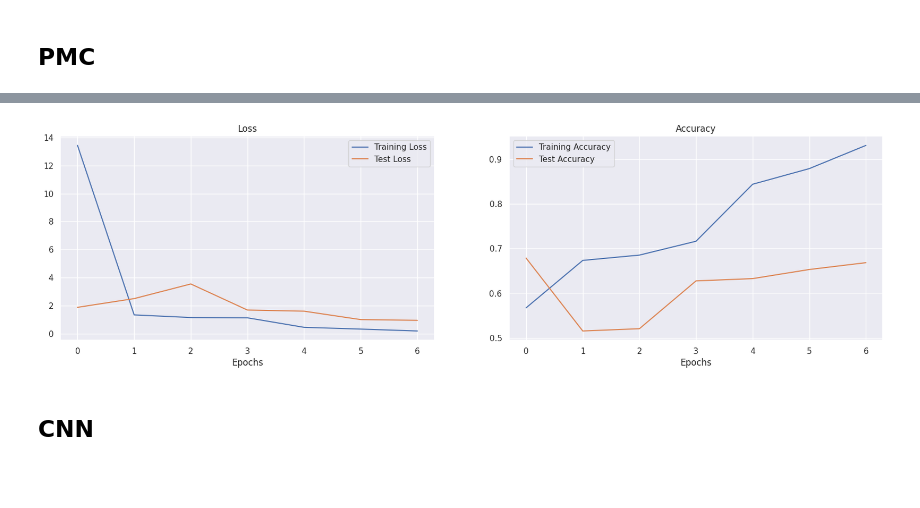
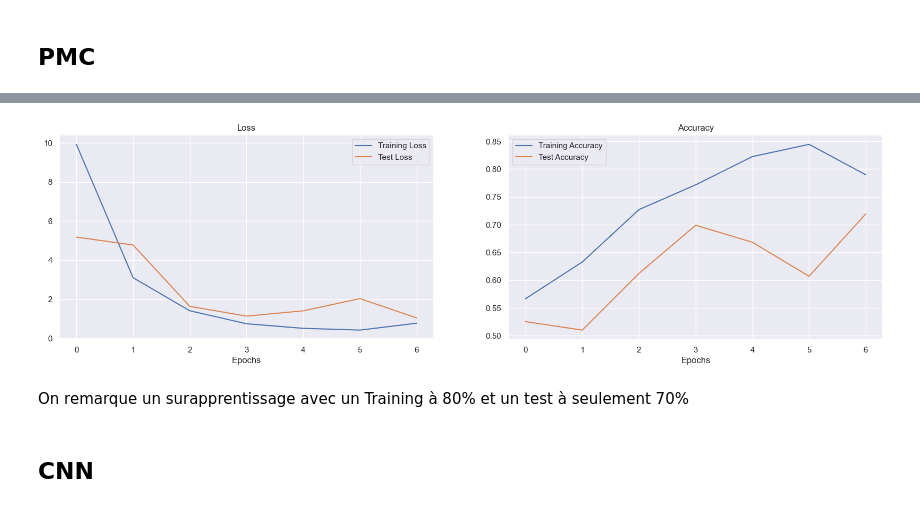
Before and after one commit to baudu69/TransferLearning, a Jupyter notebook: cnn.ipynb, the cells around one changed output, grey strips where cells are left out. Saved outputs shown, nothing was run; the diff lists cells and outputs as text; code cells hidden in the pictures; blank space fills up the shorter version.

```diff
--- a/cnn.ipynb
+++ b/cnn.ipynb
@@ -95,6 +88,7 @@ model_1 = tf.keras.Sequential([
     tf.keras.layers.Flatten(),
     tf.keras.layers.Dense(1, activation='sigmoid')  # Output layer
 ])
+model_1.save_weights('model1_init.h5')
 
 model_1.compile(loss=tf.losses.BinaryCrossentropy(),
                 optimizer='adam',
@@ -129,4 +118,6 @@ Epoch 7/7
-[figure, old version]
+[figure, new version]
+# %% [markdown]
+On remarque un surapprentissage avec un Training à 80% et un test à seulement 70%
 # %% [markdown]
 ## CNN
 # %% [markdown]
```
Also changed, not shown: parts of 17 cells of this notebook.
